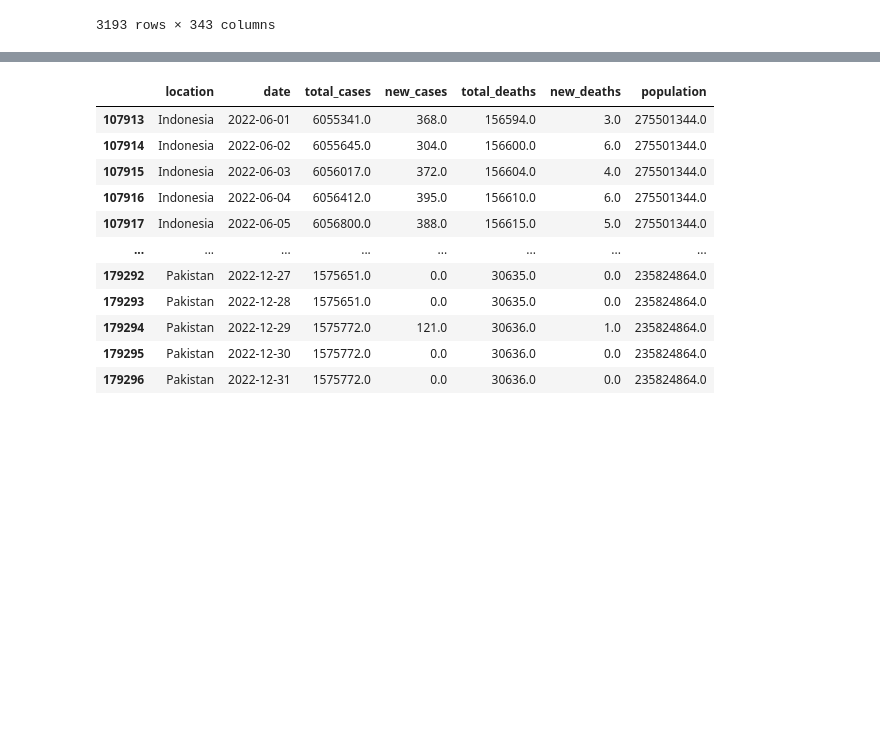
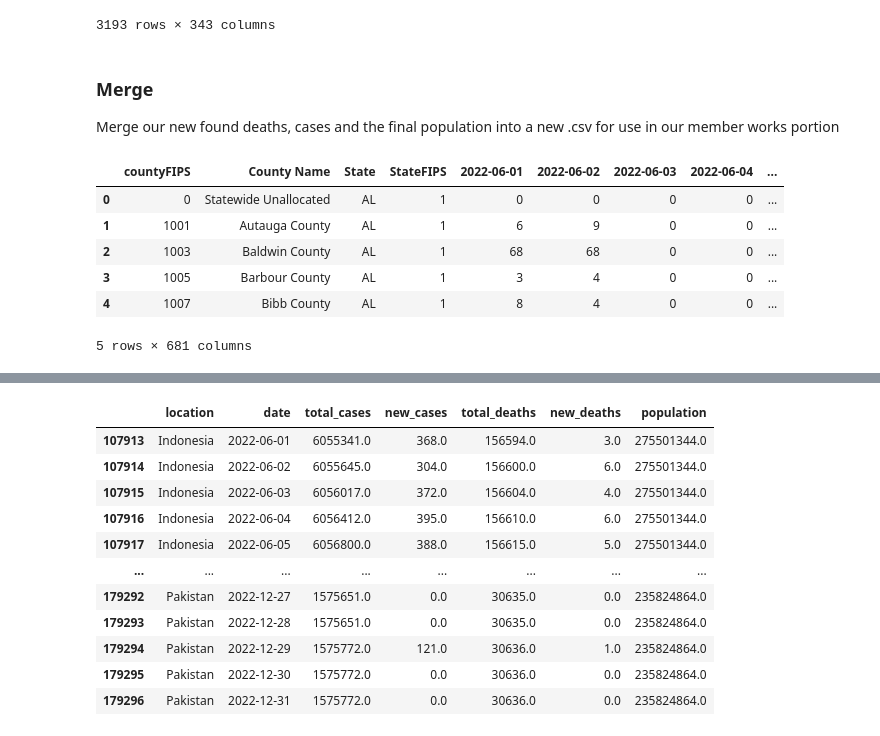
Before and after one commit to lajolico/405-project, a Jupyter notebook: Stage II/Team_work/country_comparison.ipynb, the cells around one changed output, grey strips where cells are left out. Drawn from its saved outputs; the diff is of its cells as text; code cells hidden in the pictures; blank space fills up the shorter version.

```diff
--- a/Stage II/Team_work/country_comparison.ipynb
+++ b/Stage II/Team_work/country_comparison.ipynb
@@ -154,6 +157,24 @@ deaths
 | 3191 | 56043 | Washakie County | WY | 56 | 0 | 0 | 0 | 0 | ... |
 | 3192 | 56045 | Weston County | WY | 56 | 0 | 0 | 0 | 0 | ... |
 3193 rows × 343 columns
+# %% [markdown]
+### Merge
+
+Merge our new found deaths, cases and the final population into a new .csv for use in our member works portion
+# %%
+comp_data = pd.merge(confirmed, deaths,  how='left', on=['countyFIPS', 'County Name', 'State', 'StateFIPS', 'population'])
+comp_data.columns = comp_data.columns.str.replace('_x', '')
+comp_data = comp_data.dropna()
+
+display(comp_data.head(5))
+# %% [output]
+|  | countyFIPS | County Name | State | StateFIPS | 2022-06-01 | 2022-06-02 | 2022-06-03 | 2022-06-04 | ... |
+| 0 | 0 | Statewide Unallocated | AL | 1 | 0 | 0 | 0 | 0 | ... |
+| 1 | 1001 | Autauga County | AL | 1 | 6 | 9 | 0 | 0 | ... |
+| 2 | 1003 | Baldwin County | AL | 1 | 68 | 68 | 0 | 0 | ... |
+| 3 | 1005 | Barbour County | AL | 1 | 3 | 4 | 0 | 0 | ... |
+| 4 | 1007 | Bibb County | AL | 1 | 8 | 4 | 0 | 0 | ... |
+5 rows × 681 columns
 # %%
 # Filter only columns that contain the mean value of the weeks
 filter_conf_mean = confirmed.filter(regex=r'countyFIPS|County Name|State|StateFIPS|Mean')
```
Also changed, not shown: parts of 8 cells of this notebook, 20 other files.
